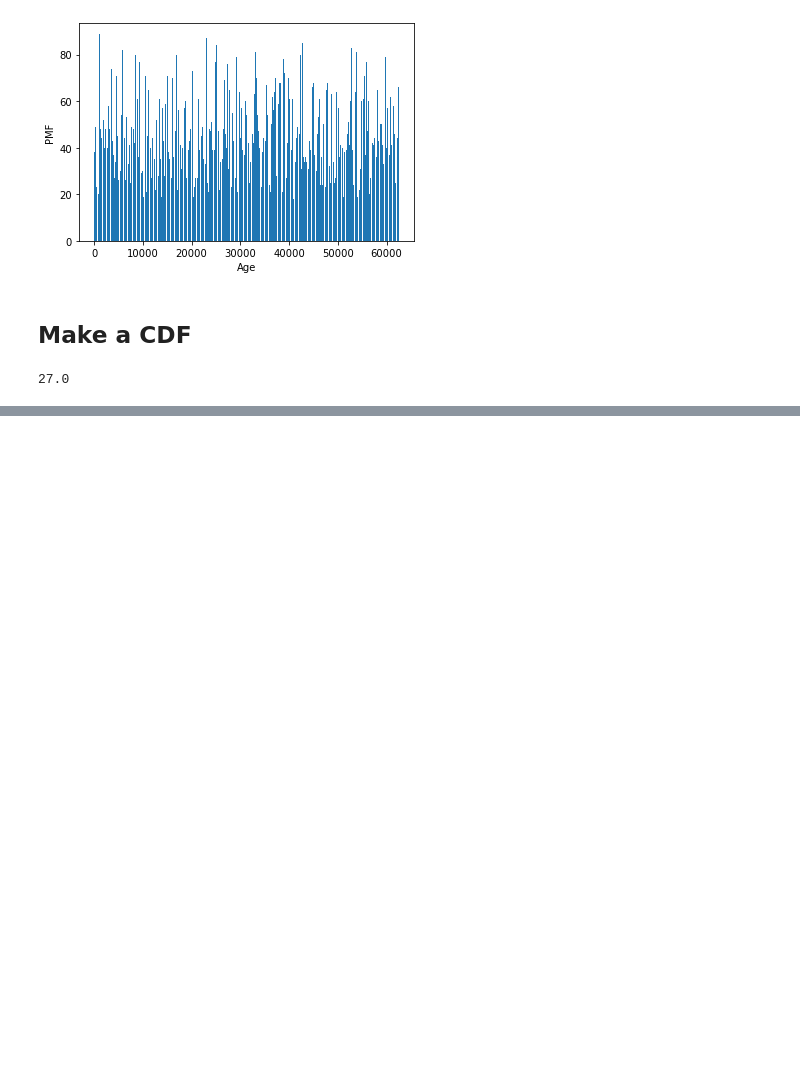
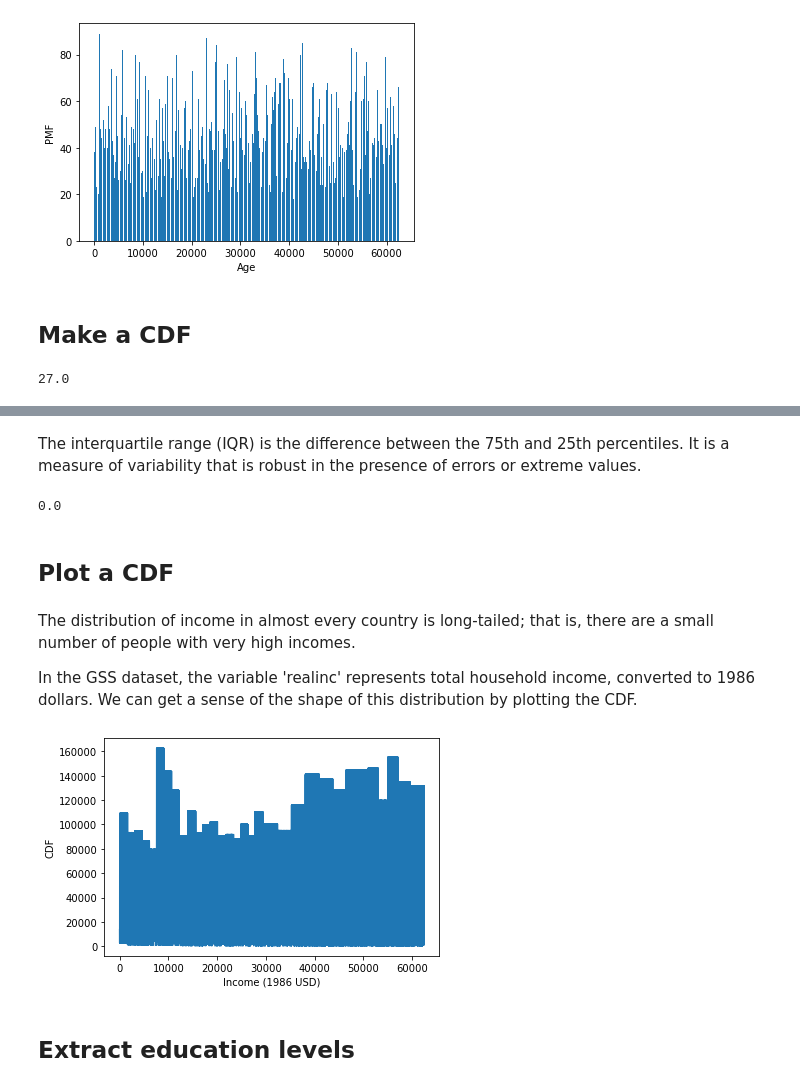
Before and after one commit to Mahnoor-Rana/Exploratory-Data-Analysis, a Jupyter notebook: Probability Mass Function.ipynb, the cells around one changed output, grey strips where cells are left out. Cells and saved outputs as stored; diff of their text form; code cells hidden in the pictures; blank space fills up the shorter version.

```diff
--- a/Probability Mass Function.ipynb
+++ b/Probability Mass Function.ipynb
@@ -83,0 +86,2 @@ print(cdf_age[30])
+# %% [markdown]
+The interquartile range (IQR) is the difference between the 75th and 25th percentiles. It is a measure of variability that is robust in the presence of errors or extreme values.
@@ -83,0 +90,37 @@ print(cdf_age[30])
+# %%
+# Calculate the 75th percentile
+percentile_75th = cdf_income.inverse(0.75)
+# Calculate the 25th percentile
+percentile_25th = cdf_income.inverse(0.25)
+
+# Calculate the interquartile range
+iqr = percentile_75th - percentile_25th
+
+# Print the interquartile range
+print(iqr)
+# %% [output]
+0.0
+# %% [markdown]
+## Plot a CDF
+# %% [markdown]
+The distribution of income in almost every country is long-tailed; that is, there are a small number of people with very high incomes.
+
+In the GSS dataset, the variable 'realinc' represents total household income, converted to 1986 dollars. We can get a sense of the shape of this distribution by plotting the CDF.
+# %%
+# Select realinc
+income = gss['realinc']
+
+# Make the CDF
+cdf_income = Cdf(income)
+
+# Plot it
+cdf_income.plot()
+
+# Label the axes
+plt.xlabel('Income (1986 USD)')
+plt.ylabel('CDF')
+plt.show()
+# %% [output]
+[figure, added]
+# %% [markdown]
+## Extract education levels
```
Also changed, not shown: parts of 7 cells of this notebook.
